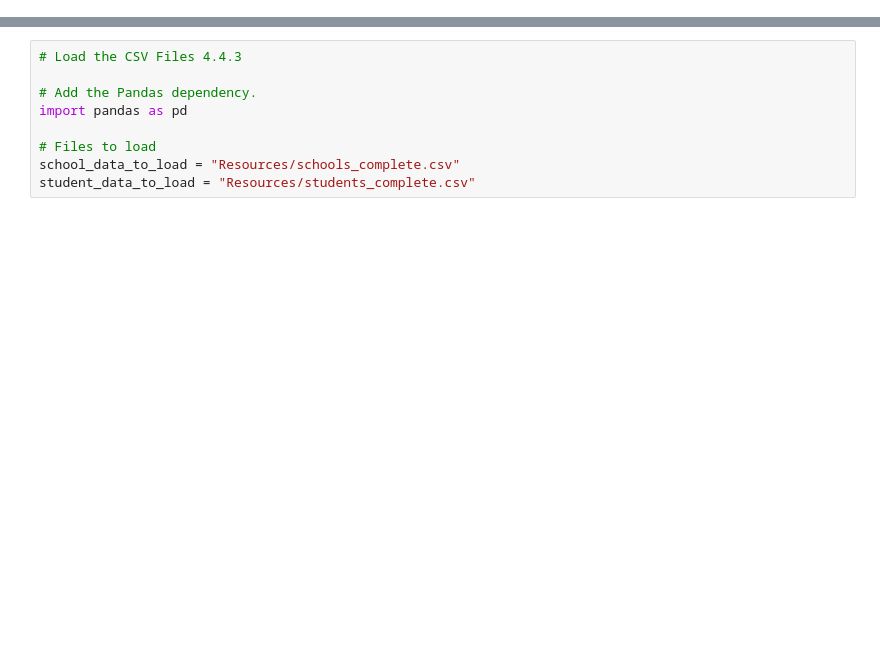
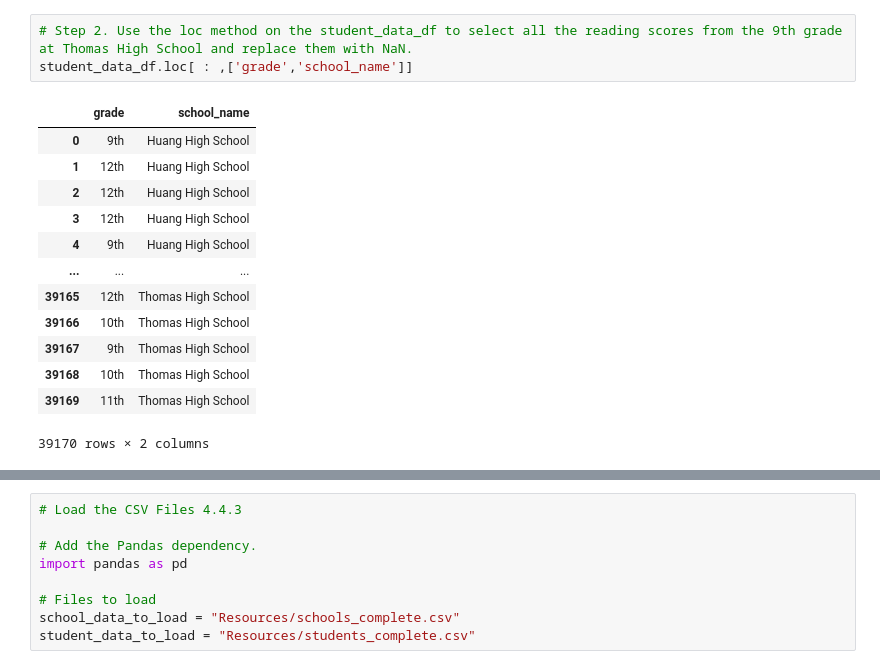
Before and after one commit to cewarkentin/School_District_Analysis, a Jupyter notebook: PyCitySchools_Challenge_testing.ipynb, the cells around one changed output, grey strips where cells are left out. Drawn from its saved outputs; the diff is of its cells as text; blank space fills up the shorter version.

```diff
--- a/PyCitySchools_Challenge_testing.ipynb
+++ b/PyCitySchools_Challenge_testing.ipynb
@@ -0,0 +60,17 @@
+# %%
+# Step 2. Use the loc method on the student_data_df to select all the reading scores from the 9th grade at Thomas High School and replace them with NaN.
+student_data_df.loc[ : ,['grade','school_name']]
+# %% [output]
+|  | grade | school_name |
+| 0 | 9th | Huang High School |
+| 1 | 12th | Huang High School |
+| 2 | 12th | Huang High School |
+| 3 | 12th | Huang High School |
+| 4 | 9th | Huang High School |
+| ... | ... | ... |
+| 39165 | 12th | Thomas High School |
+| 39166 | 10th | Thomas High School |
+| 39167 | 9th | Thomas High School |
+| 39168 | 10th | Thomas High School |
+| 39169 | 11th | Thomas High School |
+39170 rows × 2 columns
```
Also changed, not shown: parts of 142 cells of this notebook.
